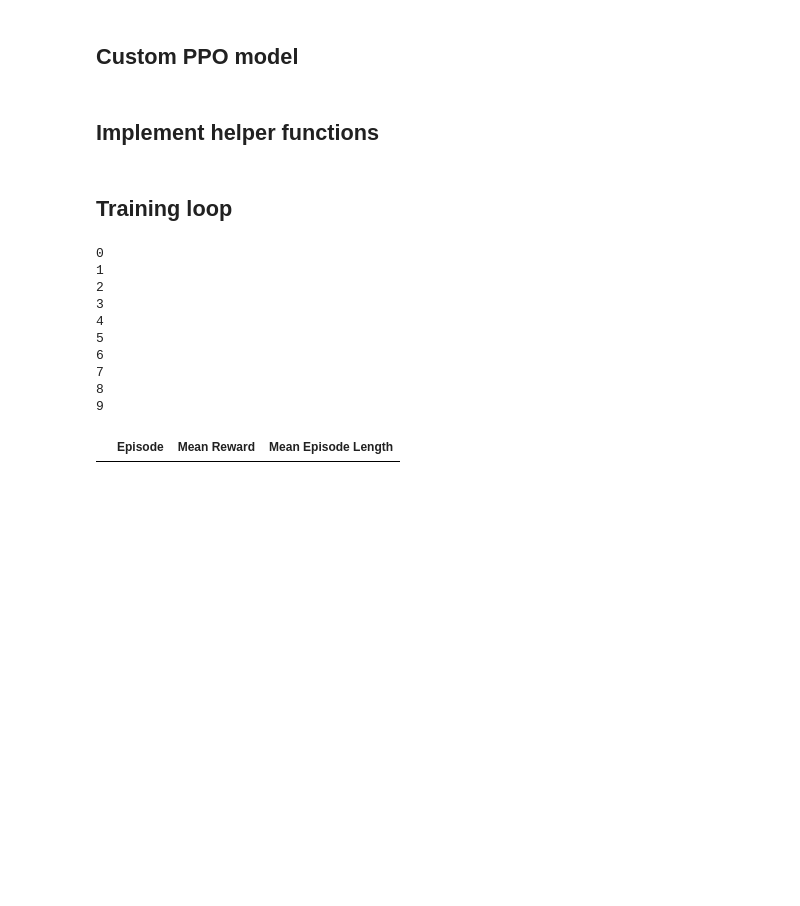
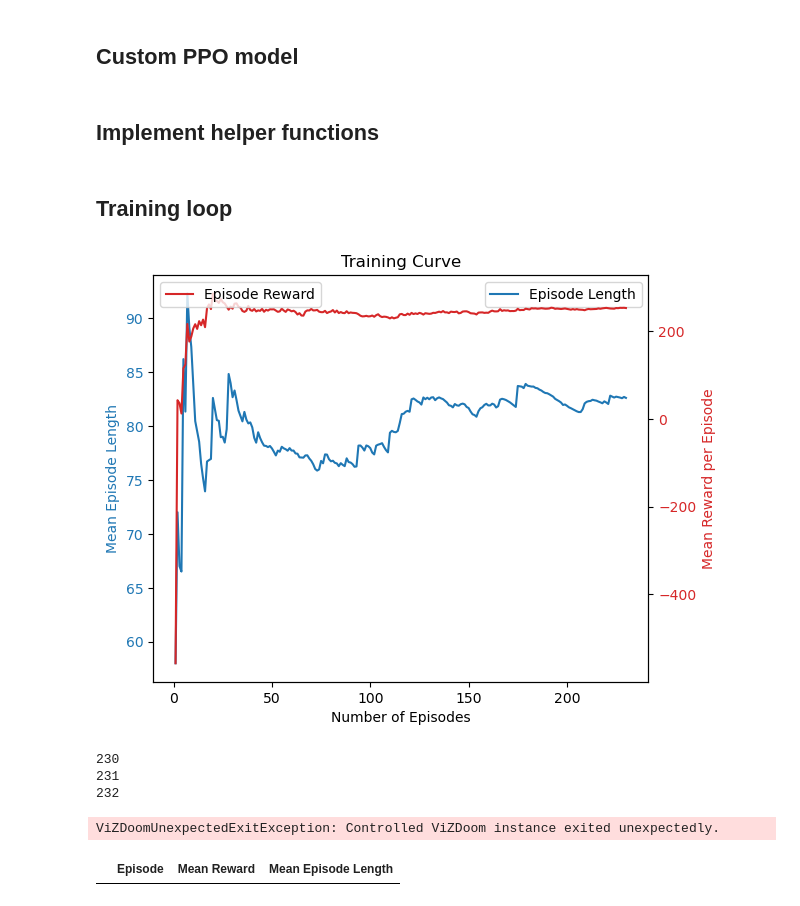
Before and after one commit to dfoshidero/RLModels-Doom_CartPole, a Jupyter notebook: PPO-PyTorch-Corridor-PlotCurves.ipynb, the cells around one changed output. Drawn from its saved outputs; the diff is of its cells as text; code cells hidden in the pictures; blank space fills up the shorter version.

```diff
--- a/PPO-PyTorch-Corridor-PlotCurves.ipynb
+++ b/PPO-PyTorch-Corridor-PlotCurves.ipynb
@@ -317,6 +297,10 @@ def train(env, model, num_episodes, device, save_dir="./train/train_corridor", s
         # Save the model every save_interval episodes
         if (episode + 1) % save_interval == 0:
             print(f"Episode {episode + 1}: Completed. Total Reward: {total_reward}")
+
+            # Ensure the directory exists before saving the model
+            os.makedirs(save_dir, exist_ok=True)
+
             save_path = os.path.join(save_dir, f"model_episode_{episode + 1}.pt")
             torch.save(model.state_dict(), save_path)
             print(f"Model saved at episode {episode + 1} to {save_path}")
@@ -340,45 +324,40 @@ def train(env, model, num_episodes, device, save_dir="./train/train_corridor", s
             ax1.set_ylabel('Mean Episode Length', color='tab:blue')
             ax1.plot(range(1, episode + 2), avg_episode_lengths, color='tab:blue',label='Episode Length')
             ax1.tick_params(axis='y', labelcolor='tab:blue')
 
             ax2 = ax1.twinx()
             ax2.set_ylabel('Mean Reward per Episode', color='tab:red')
             ax2.plot(range(1, episode + 2), avg_episode_rewards, color='tab:red',label='Episode Reward')
             ax2.tick_params(axis='y', labelcolor='tab:red')
 
             fig.tight_layout()
             ax1.legend(loc='upper right')
             ax2.legend(loc='upper left')
             plt.title('Training Curve')
 
             plt.show()
 
     return pd.DataFrame({
        "Episode": checkpoint_episode,
        "Mean Reward": checkpoint_avg_rewards,
        "Mean Episode Length": checkpoint_avg_lengths
     })
 
 if __name__ == "__main__":
-    env = VizDoomGym(render=False)
+    env = VizDoomGym(render=True)
     in_channels = 1  # Assuming grayscale input
     n_actions = env.action_space.n
     gae_lambda = .9
     device = torch.device("cuda" if torch.cuda.is_available() else "cpu")
     model = ActorCriticNetwork(in_channels, n_actions, gae_lambda)
-    num_episodes = 10
+    num_episodes = 10000
     training_data = train(env, model, num_episodes, device)
 # %% [output]
+[figure, added]
-0
-1
-2
-3
-4
-5
-6
-7
-8
-9
+230
+231
+232
+ViZDoomUnexpectedExitException: Controlled ViZDoom instance exited unexpectedly.
 # %%
 training_data
 # %% [output]
```
Also changed, not shown: parts of 2 cells of this notebook, 1 other file.
